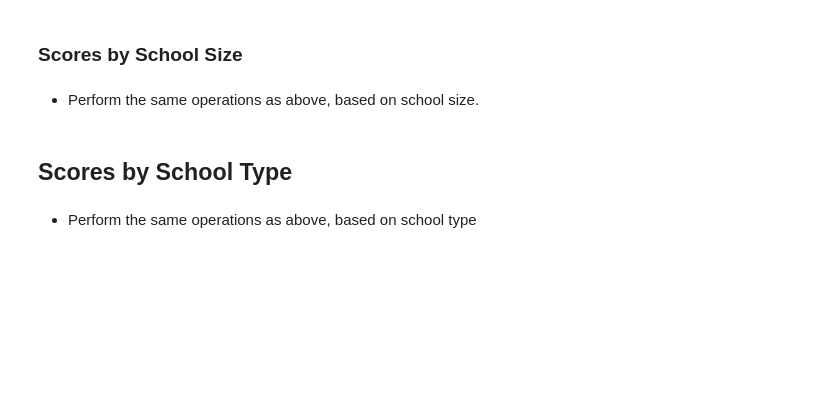
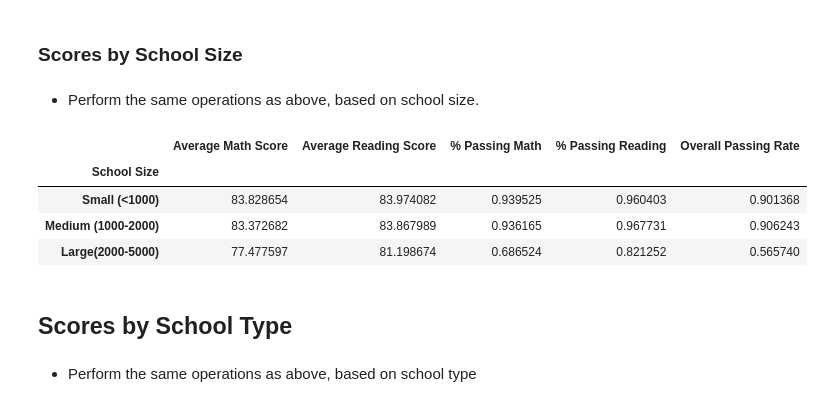
Before and after one commit to siararaeDA/pandas-challenge, a Jupyter notebook: PyCitySchools/PyCitySchools.ipynb, the cells around one changed output. Saved outputs shown, nothing was run; the diff lists cells and outputs as text; code cells hidden in the pictures; blank space fills up the shorter version.

Commit message:
More tables.

```diff
--- a/PyCitySchools/PyCitySchools.ipynb
+++ b/PyCitySchools/PyCitySchools.ipynb
@@ -324,6 +318,42 @@ Name: % Overall Passing, dtype: float64
 ### Scores by School Size
 # %% [markdown]
 * Perform the same operations as above, based on school size.
+# %%
+bins = [0, 1000, 2000, 5000]
+group_names = ["Small (<1000)", "Medium (1000-2000)", "Large(2000-5000)"]
+
+school_data_complete["School Size"] = pd.cut(school_data_complete["size"], bins, labels=group_names)
+#schoolSummary_df
+
+groupedBySize = school_data_complete.groupby("School Size")
+
+avgMath = groupedBySize["math_score"].mean()
+#print(avgMath)
+avgReading = groupedBySize["reading_score"].mean()
+#print(avgReading)
+percentPassingMath = school_data_complete[(school_data_complete["math_score"] >= 70)].groupby("School Size")["Student ID"].count() / groupedBySize["Student ID"].count()
+#print(percentPassingMath)
+percentPassingReading = school_data_complete[(school_data_complete["reading_score"] >= 70)].groupby("School Size")["Student ID"].count() / groupedBySize["Student ID"].count()
+#print(percentPassingReading)
+overallPassing = school_data_complete[(school_data_complete["math_score"] >= 70) & (school_data_complete["reading_score"] >= 70)].groupby("School Size")["Student ID"].count() / groupedBySize["Student ID"].count()
+# The instructions say to do it the way of the following comment, but doing it the above way gives me a matching result to the example in the instructions
+#(percentPassingMath + percentPassingReading) / 2
+#print(overallPassing)
+
+dataBySpending = pd.DataFrame({
+    "Average Math Score": avgMath,
+    "Average Reading Score": avgReading,
+    "% Passing Math": percentPassingMath,
+    "% Passing Reading": percentPassingReading,
+    "Overall Passing Rate": overallPassing
+})
+dataBySpending
+# %% [output]
+|  | Average Math Score | Average Reading Score | % Passing Math | % Passing Reading | Overall Passing Rate |
+| School Size |  |  |  |  |  |
+| Small (<1000) | 83.828654 | 83.974082 | 0.939525 | 0.960403 | 0.901368 |
+| Medium (1000-2000) | 83.372682 | 83.867989 | 0.936165 | 0.967731 | 0.906243 |
+| Large(2000-5000) | 77.477597 | 81.198674 | 0.686524 | 0.821252 | 0.565740 |
 # %% [markdown]
 ## Scores by School Type
 # %% [markdown]
```
Also changed, not shown: parts of 1 cell of this notebook.
